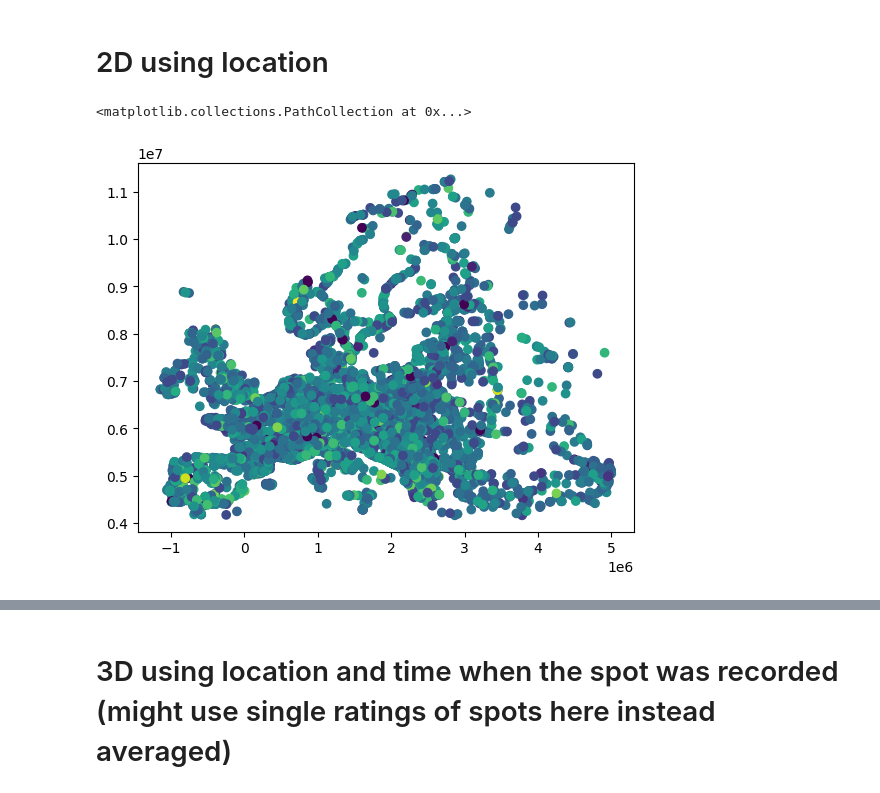
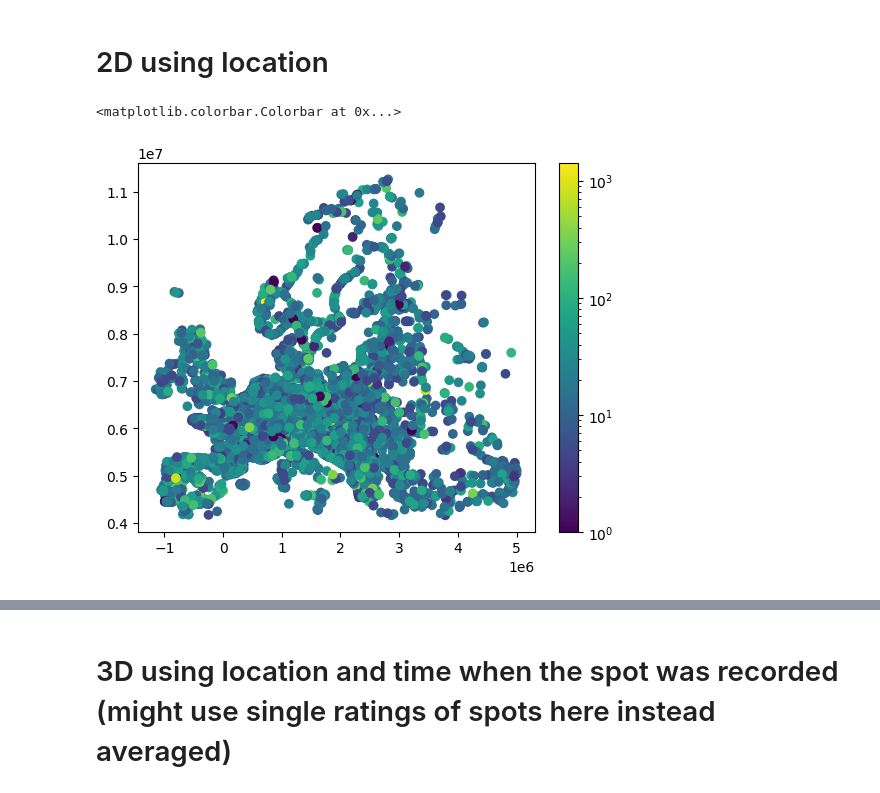
Before and after one commit to Hitchwiki/hitchmap-data, a Jupyter notebook: visualization/predictors/gaussian_process.ipynb, the cells around one changed output, grey strips where cells are left out. Drawn from its saved outputs; the diff is of its cells as text; code cells hidden in the pictures.

```diff
--- a/visualization/predictors/gaussian_process.ipynb
+++ b/visualization/predictors/gaussian_process.ipynb
@@ -205,9 +211,10 @@ y = points['wait'].values
 average = np.mean(y)
 # %%
 plt.scatter(X[:,1], X[:,0], c=y, norm='log', label="Observations")
+plt.colorbar()
 # %% [output]
-<matplotlib.collections.PathCollection at 0x...>
+<matplotlib.colorbar.Colorbar at 0x...>
-[figure, old version]
+[figure, new version]
 # %%
 # parameters to optimize
 sigma = 10.0
```
Also changed, not shown: parts of 14 cells of this notebook, 1 other file.
